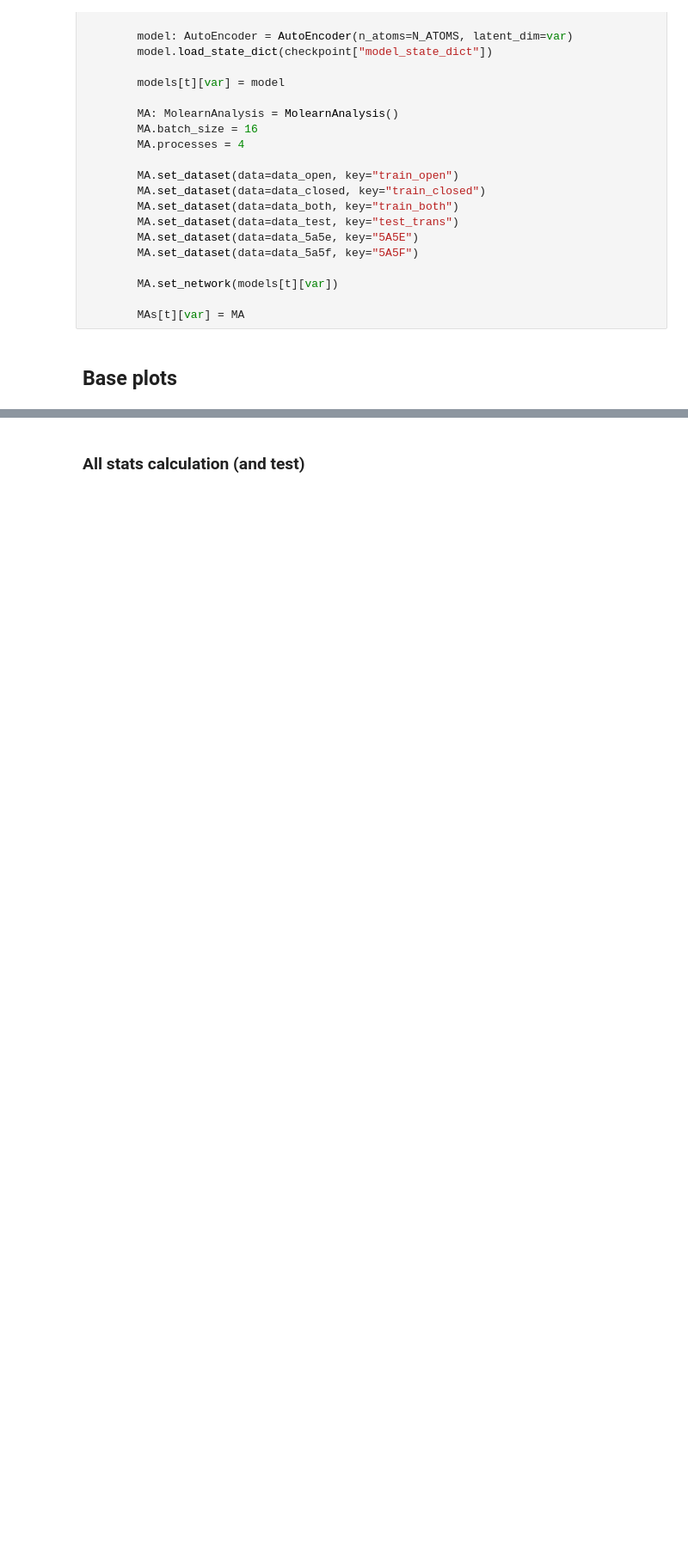
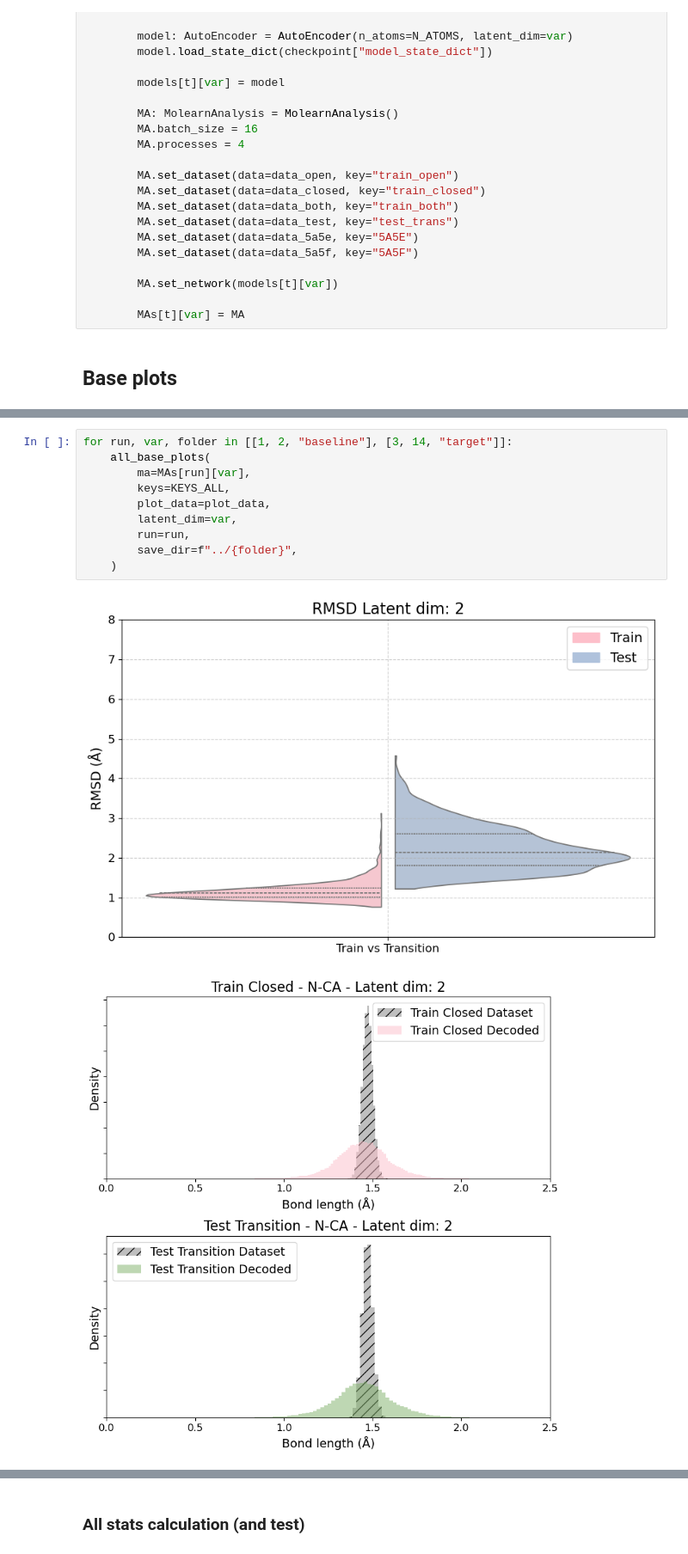
Before and after one commit to briandaniel14/molearn, a Jupyter notebook: analysis/cnn_multi_dim.ipynb, the cells around one changed output, grey strips where cells are left out. Shown at 86% size. Saved outputs shown, nothing was run; the diff lists cells and outputs as text; blank space fills up the shorter version.

```diff
--- a/analysis/cnn_multi_dim.ipynb
+++ b/analysis/cnn_multi_dim.ipynb
@@ -175,0 +181,13 @@ for t in RUNS:
+# %%
+for run, var, folder in [[1, 2, "baseline"], [3, 14, "target"]]:
+    all_base_plots(
+        ma=MAs[run][var],
+        keys=KEYS_ALL,
+        plot_data=plot_data,
+        latent_dim=var,
+        run=run,
+        save_dir=f"../{folder}",
+    )
+# %% [output]
+[figure, added]
+[figure, added]
```
Also changed, not shown: parts of 16 cells of this notebook, 25 other files.
